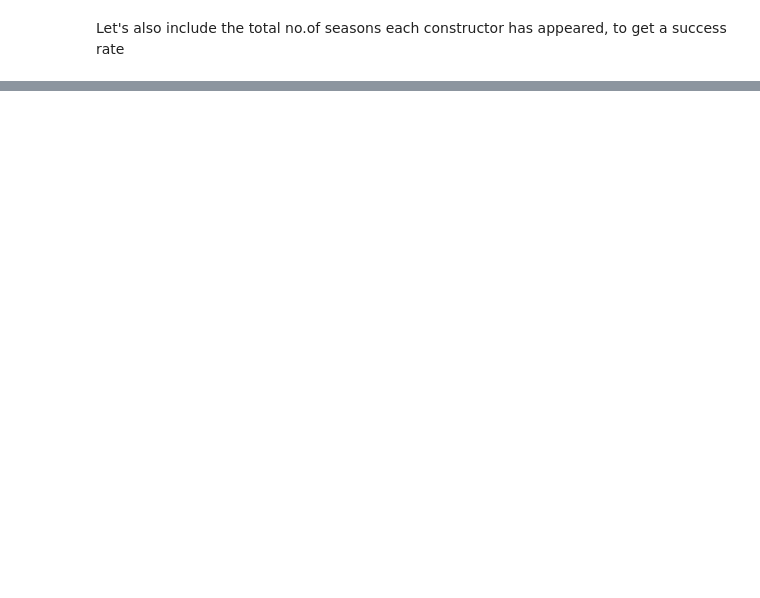
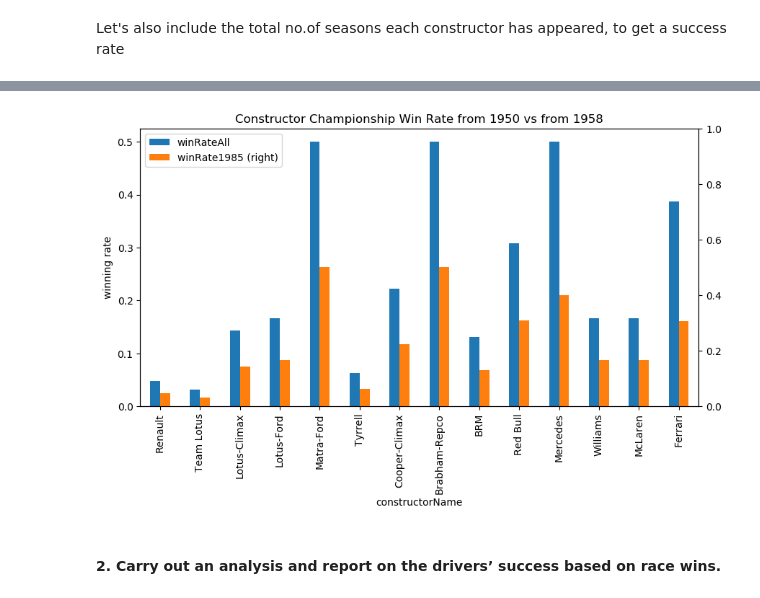
Before and after one commit to yuminghuang23/f1-Data-Analysis, a Jupyter notebook: Tasks - Data Analyst Assignment.ipynb, the cells around one changed output, grey strips where cells are left out. Saved outputs shown, nothing was run; the diff lists cells and outputs as text; code cells hidden in the pictures; blank space fills up the shorter version.

```diff
--- a/Tasks - Data Analyst Assignment.ipynb
+++ b/Tasks - Data Analyst Assignment.ipynb
@@ -295,0 +285,14 @@ results_races.groupby(['year'])['constructorId'].agg('count').reset_index(name='
+# %%
+constructor_win_merged.rename(columns={'timesWon_x':'timesWonAll', 'timesWon_y':'timesWon1958', 'winRate_x': 'winRateAll',
+                                       'winRate_y': 'winRate1985', 'name_x':'constructorName'}, inplace=True)
+ax = constructor_win_merged.plot(x='constructorName', y=['winRateAll', 'winRate1985'], secondary_y=['winRate1985'],
+                                 kind='bar', title='Constructor Championship Win Rate from 1950 vs from 1958', figsize=(10,5))
+ax.set_ylabel('winning rate')
+ax.right_ax.set_ylim(0,1)
+
+fig = ax.get_figure()
+fig.savefig(graph_path+"Constructor Championship Win Rate from 1950 vs from 1958.png")
+# %% [output]
+[figure, added]
+# %% [markdown]
+#### 2. Carry out an analysis and report on the drivers’ success based on race wins.
```
Also changed, not shown: parts of 11 cells of this notebook, 6 other files.
